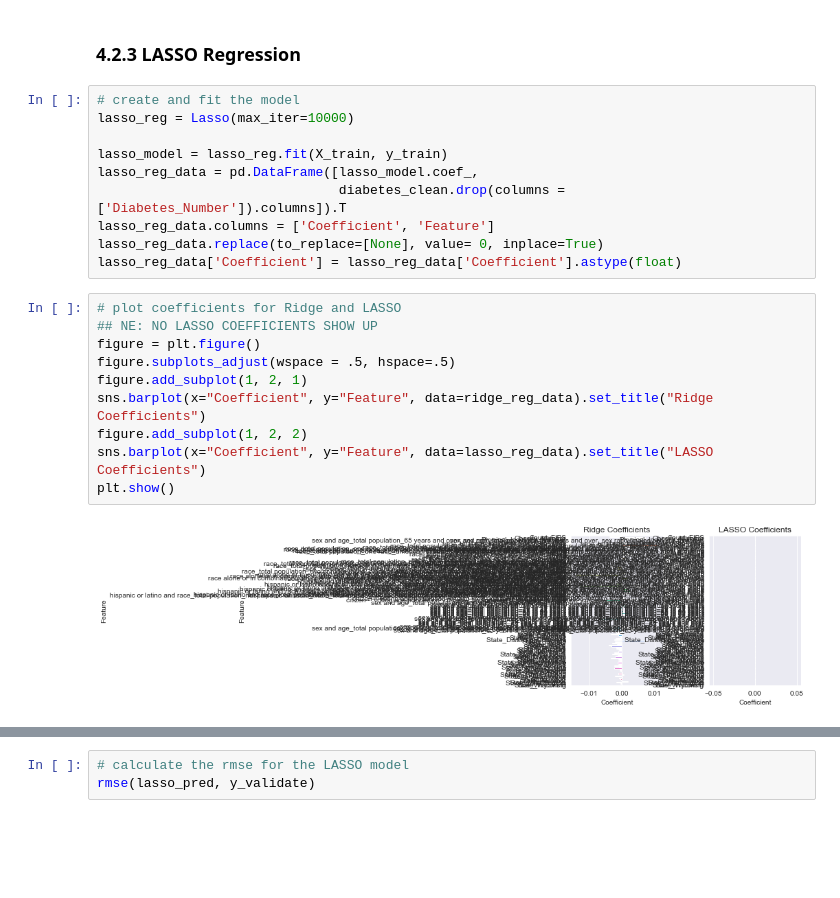
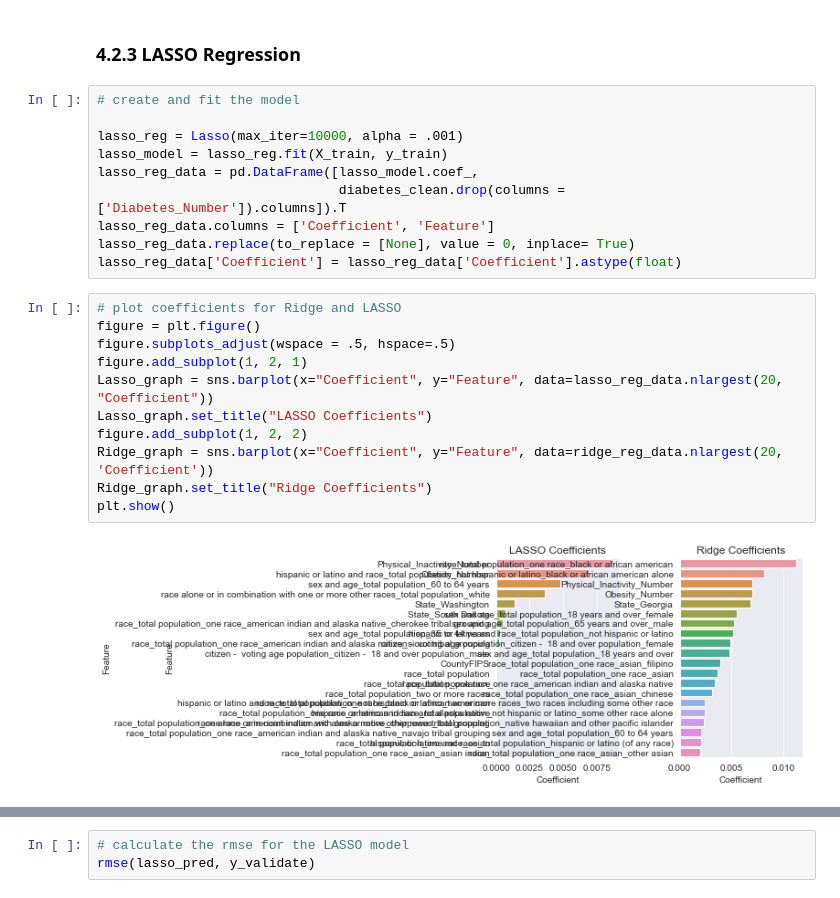
Before and after one commit to aramburoc/CSS_Project2_Group1, a Jupyter notebook: Project 2 Students.ipynb, the cells around one changed output, grey strips where cells are left out. Drawn from its saved outputs; the diff is of its cells as text; blank space fills up the shorter version.

```diff
--- a/Project 2 Students.ipynb
+++ b/Project 2 Students.ipynb
@@ -506,23 +540,24 @@ rmse(ridge_pred, y_validate)
 ### 4.2.3 LASSO Regression
 # %%
 # create and fit the model
-lasso_reg = Lasso(max_iter=10000)
 
+lasso_reg = Lasso(max_iter=10000, alpha = .001)
 lasso_model = lasso_reg.fit(X_train, y_train)
 lasso_reg_data = pd.DataFrame([lasso_model.coef_,
                                diabetes_clean.drop(columns = ['Diabetes_Number']).columns]).T
 lasso_reg_data.columns = ['Coefficient', 'Feature']
-lasso_reg_data.replace(to_replace=[None], value= 0, inplace=True)
+lasso_reg_data.replace(to_replace = [None], value = 0, inplace= True)
 lasso_reg_data['Coefficient'] = lasso_reg_data['Coefficient'].astype(float)
 # %%
 # plot coefficients for Ridge and LASSO
-## NE: NO LASSO COEFFICIENTS SHOW UP
 figure = plt.figure()
 figure.subplots_adjust(wspace = .5, hspace=.5)
 figure.add_subplot(1, 2, 1)
-sns.barplot(x="Coefficient", y="Feature", data=ridge_reg_data).set_title("Ridge Coefficients")
+Lasso_graph = sns.barplot(x="Coefficient", y="Feature", data=lasso_reg_data.nlargest(20, "Coefficient"))
+Lasso_graph.set_title("LASSO Coefficients")
 figure.add_subplot(1, 2, 2)
-sns.barplot(x="Coefficient", y="Feature", data=lasso_reg_data).set_title("LASSO Coefficients")
+Ridge_graph = sns.barplot(x="Coefficient", y="Feature", data=ridge_reg_data.nlargest(20, 'Coefficient'))
+Ridge_graph.set_title("Ridge Coefficients")
 plt.show()
 # %% [output]
-[figure, old version]
+[figure, new version]
```
Also changed, not shown: parts of 28 cells of this notebook.
